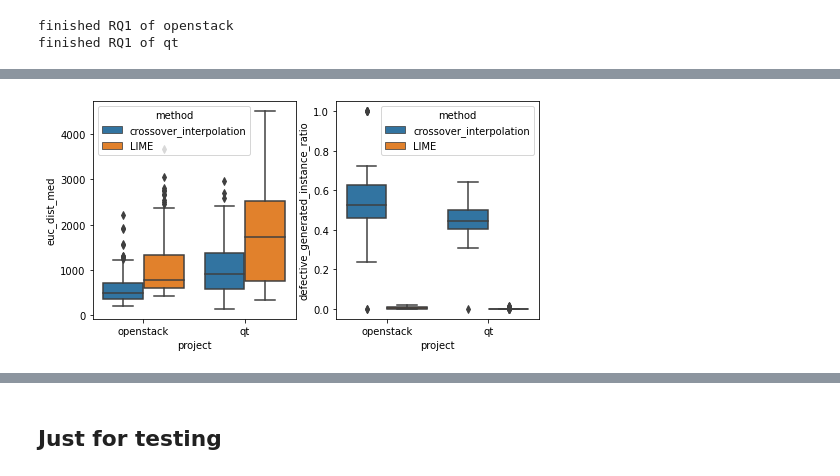
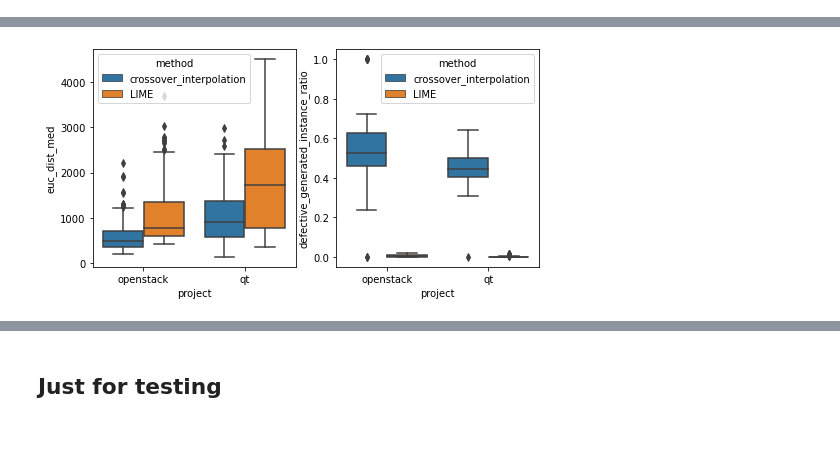
Before and after one commit to awsm-research/PyExplainer, a Jupyter notebook: experiment/evaluation_clean_code.ipynb, the cells around one changed output, grey strips where cells are left out. Cells and saved outputs as stored; diff of their text form; code cells hidden in the pictures; blank space fills up the shorter version.

```diff
--- a/experiment/evaluation_clean_code.ipynb
+++ b/experiment/evaluation_clean_code.ipynb
@@ -744,12 +1034,9 @@ finished in 2.899378776550293 secs
 # %%
-# rq1_eval('openstack')
-# rq1_eval('qt')
+rq1_eval('openstack')
+rq1_eval('qt')
-# %% [output]
-finished RQ1 of openstack
-finished RQ1 of qt
 # %%
-openstack_result_df = pd.read_csv('./eval_result/RQ1_openstack_lime_decile.csv')
-qt_result_df = pd.read_csv('./eval_result/RQ1_qt_lime_decile.csv')
+openstack_result_df = pd.read_csv('./eval_result/RQ1_openstack_lime_2000_instances.csv')
+qt_result_df = pd.read_csv('./eval_result/RQ1_qt_lime_2000_instances.csv')
 
 result_df = pd.concat([openstack_result_df, qt_result_df])
 display(result_df.head())
@@ -768,5 +1055,5 @@ plt.show()
 | 4 | openstack | de31210c05f464c4a79255de68b1a515d... | crossover_interpolation | 233.747669 | 0.463710 |
-[figure, old version]
+[figure, new version]
 # %%
 print('openstack result')
 display(openstack_result_df.groupby('method').describe())
```
Also changed, not shown: parts of 19 cells of this notebook, 30 other files.
